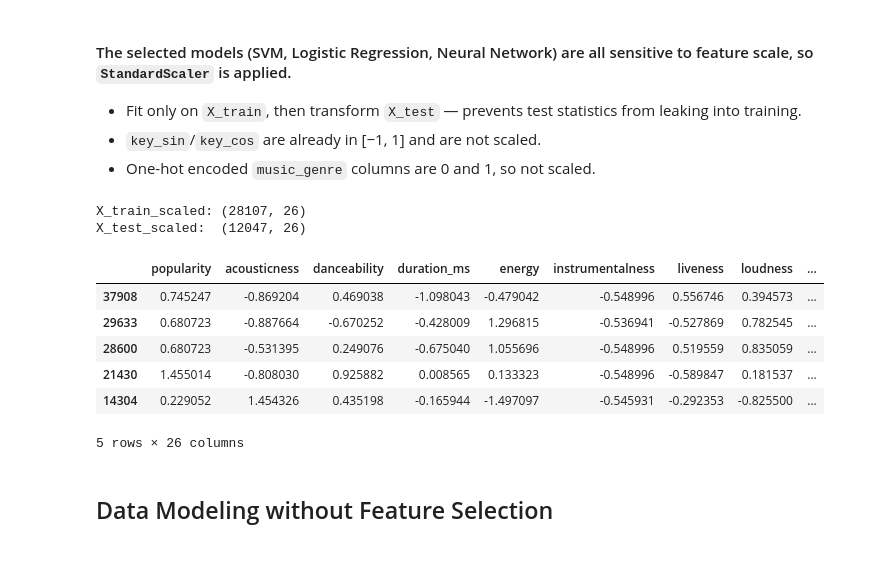
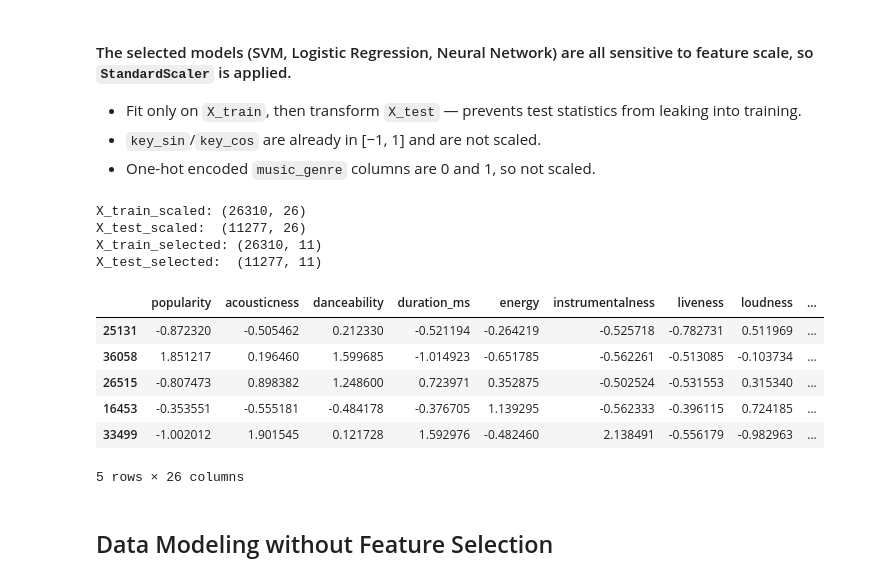
Before and after one commit to ssungan/music_ml, a Jupyter notebook: scott/music_modes_prediction.ipynb, the cells around one changed output. Cells and saved outputs as stored; diff of their text form; code cells hidden in the pictures.

```diff
--- a/scott/music_modes_prediction.ipynb
+++ b/scott/music_modes_prediction.ipynb
@@ -56,7 +59,7 @@ df = df.dropna(subset=["duration_ms"])
 df["duration_ms"] = df["duration_ms"].astype(float)
 
 print(f"Number of rows before dropping duplicates: {len(df)}")
-df = df.drop_duplicates(subset=["artist_name", "track_name", "instance_id"])
+df = df.drop_duplicates(subset=["artist_name", "track_name"])
 print(f"Number of rows after dropping duplicates: {len(df)}")
 
 duration_threshold = df["duration_ms"].quantile(0.99)
@@ -250,5 +253,24 @@ plt.xlabel("Mutual Information Score")
 plt.title("Feature Importance for Mode Prediction (MI vs. Training Set)")
 plt.tight_layout()
 plt.show()
+
+# SelectKBest uses the same discrete_mask to stay consistent with mi_df above
+number_of_features = 10
+selector = SelectKBest(
+    score_func=lambda X, y: mutual_info_classif(X, y, discrete_features=discrete_mask, random_state=42),
+    k=number_of_features
+)
+selector.fit(X_mi, y_train)
+
+# Get selected feature names, map 'key' back to key_sin/key_cos for model training
+selected_features = X_mi.columns[selector.get_support()].tolist()
+selected_cols = []
+for f in selected_features:
+    if f == "key":
+        selected_cols += ["key_sin", "key_cos"]
+    else:
+        selected_cols.append(f)
+
+print("Selected features:", selected_cols)
 # %% [output]
                 Feature  MI Score
@@ -280,31 +303,37 @@ music_genre_Alternative  0.000034
 # %%
 # Align ensures test has the same columns as train
 X_train_enc, X_test_enc = X_train_enc.align(X_test_enc, join="left", axis=1, fill_value=0)
 
 no_scale_cols = [c for c in X_train_enc.columns
                  if c.startswith("music_genre_") or c in ["key_sin", "key_cos"]]
 scale_cols = [c for c in X_train_enc.columns if c not in no_scale_cols]
 
 # Fit scaler on X_train only, then transform both sets
 scaler = StandardScaler()
 X_train_scaled = X_train_enc.copy()
 X_test_scaled = X_test_enc.copy()
 
 X_train_scaled[scale_cols] = scaler.fit_transform(X_train_enc[scale_cols])
 X_test_scaled[scale_cols] = scaler.transform(X_test_enc[scale_cols])
+X_train_selected = X_train_scaled[selected_cols]
+X_test_selected = X_test_scaled[selected_cols]
 
 print(f"X_train_scaled: {X_train_scaled.shape}")
 print(f"X_test_scaled:  {X_test_scaled.shape}")
+print(f"X_train_selected: {X_train_selected.shape}")
+print(f"X_test_selected:  {X_test_selected.shape}")
 X_train_scaled.head()
 # %% [output]
-X_train_scaled: (28107, 26)
-X_test_scaled:  (12047, 26)
+X_train_scaled: (26310, 26)
+X_test_scaled:  (11277, 26)
+X_train_selected: (26310, 11)
+X_test_selected:  (11277, 11)
 |  | popularity | acousticness | danceability | duration_ms | energy | instrumentalness | liveness | loudness | ... |
-| 37908 | 0.745247 | -0.869204 | 0.469038 | -1.098043 | -0.479042 | -0.548996 | 0.556746 | 0.394573 | ... |
-| 29633 | 0.680723 | -0.887664 | -0.670252 | -0.428009 | 1.296815 | -0.536941 | -0.527869 | 0.782545 | ... |
-| 28600 | 0.680723 | -0.531395 | 0.249076 | -0.675040 | 1.055696 | -0.548996 | 0.519559 | 0.835059 | ... |
-| 21430 | 1.455014 | -0.808030 | 0.925882 | 0.008565 | 0.133323 | -0.548996 | -0.589847 | 0.181537 | ... |
-| 14304 | 0.229052 | 1.454326 | 0.435198 | -0.165944 | -1.497097 | -0.545931 | -0.292353 | -0.825500 | ... |
+| 25131 | -0.872320 | -0.505462 | 0.212330 | -0.521194 | -0.264219 | -0.525718 | -0.782731 | 0.511969 | ... |
+| 36058 | 1.851217 | 0.196460 | 1.599685 | -1.014923 | -0.651785 | -0.562261 | -0.513085 | -0.103734 | ... |
+| 26515 | -0.807473 | 0.898382 | 1.248600 | 0.723971 | 0.352875 | -0.502524 | -0.531553 | 0.315340 | ... |
+| 16453 | -0.353551 | -0.555181 | -0.484178 | -0.376705 | 1.139295 | -0.562333 | -0.396115 | 0.724185 | ... |
+| 33499 | -1.002012 | 1.901545 | 0.121728 | 1.592976 | -0.482460 | 2.138491 | -0.556179 | -0.982963 | ... |
 5 rows × 26 columns
 # %% [markdown]
 ## Data Modeling without Feature Selection
```
Also changed, not shown: parts of 10 cells of this notebook, 1 other file.
